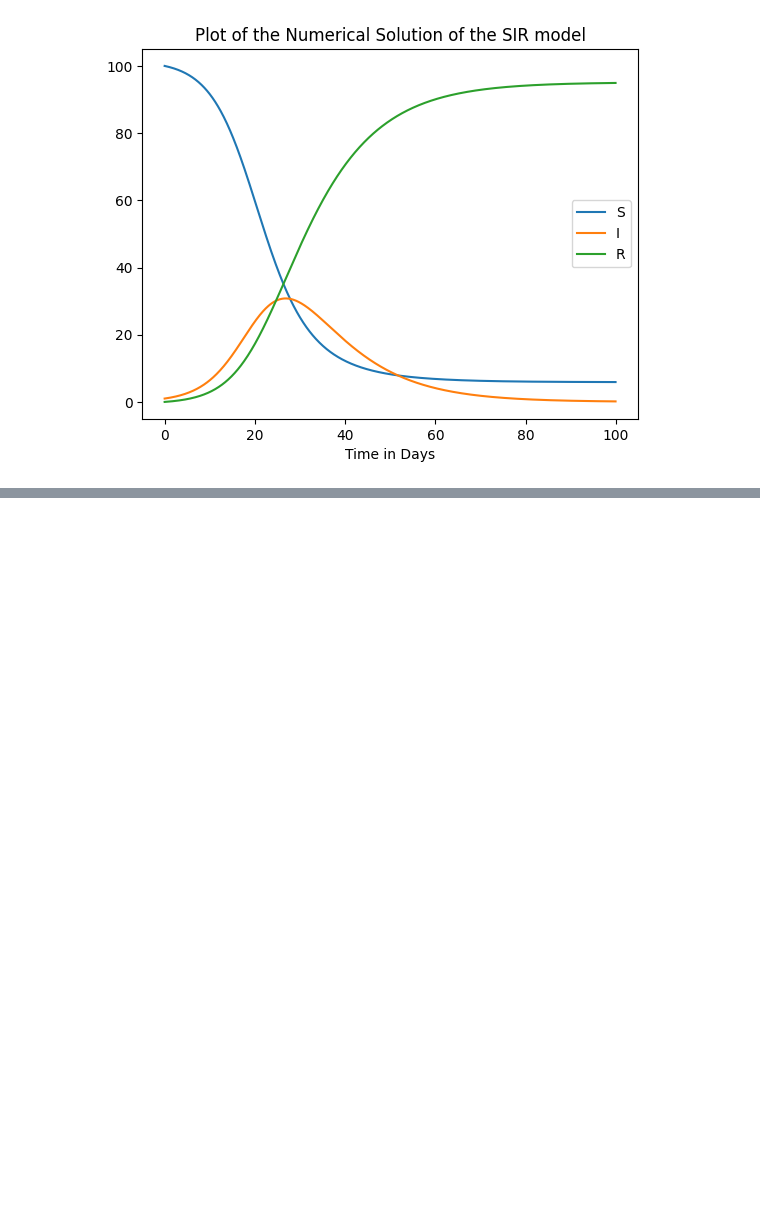
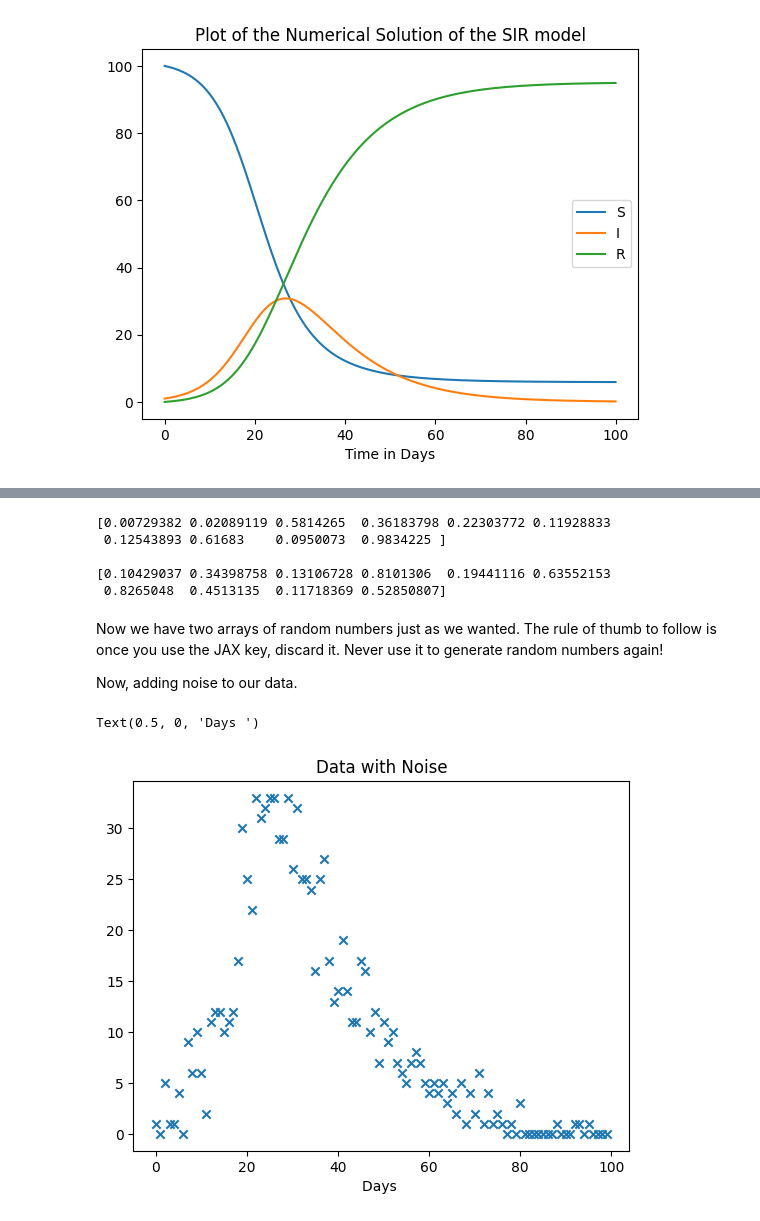
Before and after one commit to Averydx/bayesian_inf, a Jupyter notebook: example_SIR.ipynb, the cells around one changed output, grey strips where cells are left out. Cells and saved outputs as stored; diff of their text form; code cells hidden in the pictures; blank space fills up the shorter version.

```diff
--- a/example_SIR.ipynb
+++ b/example_SIR.ipynb
@@ -131,0 +194,43 @@ Evaluate the effect of changing $\beta$ and $\gamma$. What happens if $\gamma >
+# %%
+rng_key = jax.random.key(0)
+
+'''Split the key, get two new keys. One will be our global key for future splitting, the other the key to use for generation.'''
+rng_key,rand_key = jax.random.split(rng_key)
+
+num = 10
+
+rand_nums = jax.random.uniform(rand_key,minval = 0.,maxval = 1.,shape = (num,))
+print(rand_nums,"\n")
+
+del rand_key #Just to indicate we don't want to use this key again. You don't need to delete it!
+
+rng_key,rand2_key = jax.random.split(rng_key)
+
+rand_nums2 = jax.random.uniform(rand2_key,minval = 0.,maxval = 1., shape = (num,))
+
+del rand2_key
+
+print(rand_nums2)
+# %% [output]
+[0.00729382 0.02089119 0.5814265  0.36183798 0.22303772 0.11928833
+ 0.12543893 0.61683    0.0950073  0.9834225 ]
+
+[0.10429037 0.34398758 0.13106728 0.8101306  0.19441116 0.63552153
+ 0.8265048  0.4513135  0.11718369 0.52850807]
+# %% [markdown]
+Now we have two arrays of random numbers just as we wanted. The rule of thumb to follow is once you use the JAX key, discard it. Never use it to generate random numbers again!
+
+Now, adding noise to our data.
+# %%
+rng_key,noise_key = jax.random.split(rng_key)
+
+data = jax.random.poisson(noise_key,data)
+
+del noise_key
+
+plt.title('Data with Noise')
+plt.scatter(day_range,data,marker = 'x')
+plt.xlabel('Days ')
+# %% [output]
+Text(0.5, 0, 'Days ')
+[figure, added]
```
Also changed, not shown: parts of 15 cells of this notebook.
